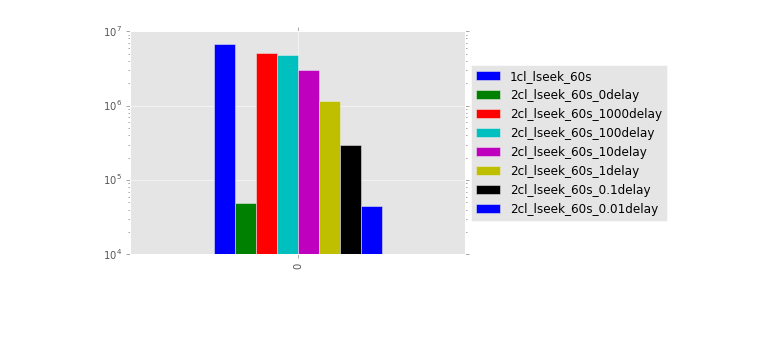
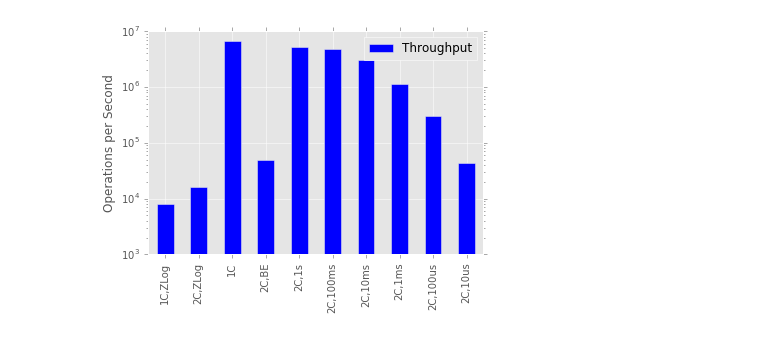
Before and after one commit to michaelsevilla/malacology-popper, a Jupyter notebook: experiments/zlog-seqr/visualize.ipynb, the cells around one changed output. Saved outputs shown, nothing was run; the diff lists cells and outputs as text; code cells hidden in the pictures; blank space fills up the shorter version.

Commit message:
cleanup diagrams
Signed-off-by: Noah Watkins <noahwatkins@gmail.com>

```diff
--- a/experiments/zlog-seqr/visualize.ipynb
+++ b/experiments/zlog-seqr/visualize.ipynb
@@ -20,7 +20,7 @@ def read_trace(filename):
         latency = long(cdf_line[0].strip())
         percent = float(cdf_line[1].strip())
         percents.append(percent)
-        latencies.append(latency / 1000.0)
+        latencies.append(latency / 1000000.0)
     df = pd.DataFrame({'pct': percents, 'lat': latencies})
     return throughput, df
 # %%
@@ -35,75 +34,69 @@ def read_traces(filenames):
     return iopss, dfs
 # %%
-iops_df = pd.DataFrame({})
 fig, ax = plt.subplots()
 ax.set_xscale('log')
+ax.set_xlabel('Latency (ms)')
+ax.set_ylabel('Probability')
 
+iopss = []
+
+###
+iops, cdf = read_trace('1cl_zlogseqr_60s.csv')
+iopss.append(('1C,ZLog', iops))
+ax.plot(cdf.lat, cdf.pct, label='1C,ZLog')
+
+###
+iops, cdfs = read_traces(glob.glob('2cl_*_zlogseqr_60s.csv'))
+iopss.append(('2C,ZLog', sum(iops)))
+ax.plot(cdfs[0].lat, cdfs[0].pct, label='2C,ZLog')
 
 ###
 iops, cdf = read_trace('1cl_lseek_60s.csv')
-iops_df['1cl_lseek_60s'] = [iops]
-ax.plot(cdf.lat, cdf.pct, label='1cl')
-print iops, iops
+iopss.append(('1C', iops))
+ax.plot(cdf.lat, cdf.pct, label='1C')
 
 ###
 iops, cdfs = read_traces(glob.glob('2cl_*_0delay.csv'))
-iops_df['2cl_lseek_60s_0delay'] = [sum(iops)]
-ax.plot(cdfs[0].lat, cdfs[0].pct, label='2cl_0d')
-
-###
-#iops, cdfs = read_traces(glob.glob('2cl_*_2000delay.csv'))
-#iops_df['2cl_lseek_60s_2000delay'] = [sum(iops)]
-#ax.plot(cdfs[0].lat, cdfs[0].pct, label='2cl_2d')
+iopss.append(('2C,BE', sum(iops)))
+ax.plot(cdfs[0].lat, cdfs[0].pct, label='2C,BE')
 
 ###
 iops, cdfs = read_traces(glob.glob('2cl_*_1000delay.csv'))
-iops_df['2cl_lseek_60s_1000delay'] = [sum(iops)]
-ax.plot(cdfs[0].lat, cdfs[0].pct, label='2cl_1d')
-
-###
-#iops, cdfs = read_traces(glob.glob('2cl_*_500delay.csv'))
-#iops_df['2cl_lseek_60s_500delay'] = [sum(iops)]
-#ax.plot(cdfs[0].lat, cdfs[0].pct, label='2cl_0.5d')
-
-###
-#iops, cdfs = read_traces(glob.glob('2cl_*_250delay.csv'))
-#iops_df['2cl_lseek_60s_250delay'] = [sum(iops)]
-#ax.plot(cdfs[0].lat, cdfs[0].pct, label='2cl_0.25d')
-
-###
-#iops, cdfs = read_traces(glob.glob('2cl_*_125delay.csv'))
-#iops_df['2cl_lseek_60s_125delay'] = [sum(iops)]
-#ax.plot(cdfs[0].lat, cdfs[0].pct, label='2cl_0.125d')
+iopss.append(('2C,1s', sum(iops)))
+ax.plot(cdfs[0].lat, cdfs[0].pct, label='2C,1s')
 
 ###
 iops, cdfs = read_traces(glob.glob('2cl_*_100delay.csv'))
-iops_df['2cl_lseek_60s_100delay'] = [sum(iops)]
-ax.plot(cdfs[0].lat, cdfs[0].pct, label='2cl_0.1d')
+iopss.append(('2C,100ms', sum(iops)))
+ax.plot(cdfs[0].lat, cdfs[0].pct, label='2C,100ms')
 
 ###
 iops, cdfs = read_traces(glob.glob('2cl_*_10delay.csv'))
-iops_df['2cl_lseek_60s_10delay'] = [sum(iops)]
-ax.plot(cdfs[0].lat, cdfs[0].pct, label='2cl_0.01d')
+iopss.append(('2C,10ms', sum(iops)))
+ax.plot(cdfs[0].lat, cdfs[0].pct, label='2C,10ms')
 
 ###
 iops, cdfs = read_traces(glob.glob('2cl_*_1delay.csv'))
-iops_df['2cl_lseek_60s_1delay'] = [sum(iops)]
-ax.plot(cdfs[0].lat, cdfs[0].pct, label='2cl_0.001d')
+iopss.append(('2C,1ms', sum(iops)))
+ax.plot(cdfs[0].lat, cdfs[0].pct, label='2C,1ms')
 
 ###
 iops, cdfs = read_traces(glob.glob('2cl_*_0.1delay.csv'))
-iops_df['2cl_lseek_60s_0.1delay'] = [sum(iops)]
-ax.plot(cdfs[0].lat, cdfs[0].pct, label='2cl_0.0001d')
+iopss.append(('2C,100us', sum(iops)))
+ax.plot(cdfs[0].lat, cdfs[0].pct, label='2C,100us')
 
 ###
 iops, cdfs = read_traces(glob.glob('2cl_*_0.01delay.csv'))
-iops_df['2cl_lseek_60s_0.01delay'] = [sum(iops)]
-ax.plot(cdfs[0].lat, cdfs[0].pct, label='2cl_0.00001d')
+iopss.append(('2C,10us', sum(iops)))
+ax.plot(cdfs[0].lat, cdfs[0].pct, label='2C,10us')
 ax.legend()
-plt.savefig('test0.png', dpi=300, bbox_inches='tight')
+plt.savefig('latency_cdf.png', dpi=300, bbox_inches='tight')
 
 ###
-ax = iops_df.plot.bar(logy=True)
-ax.legend(loc='center left', bbox_to_anchor=(1, 0.5))
-plt.savefig('test.png', dpi=300, bbox_inches='tight')
+df = pd.DataFrame(iopss, columns=['Name', 'Throughput'])
+df.set_index('Name', inplace=True)
+ax = df.plot.bar(logy=True)
+ax.set_ylabel('Operations per Second')
+ax.set_xlabel('')
+plt.savefig('throughput.png', dpi=300, bbox_inches='tight')
 # %% [output]
@@ -119 +104 @@ plt.savefig('test.png', dpi=300, bbox_inches='tight')
-[figure, old version]
+[figure, new version]
```
Also changed, not shown: parts of 2 cells of this notebook, 2 other files.
